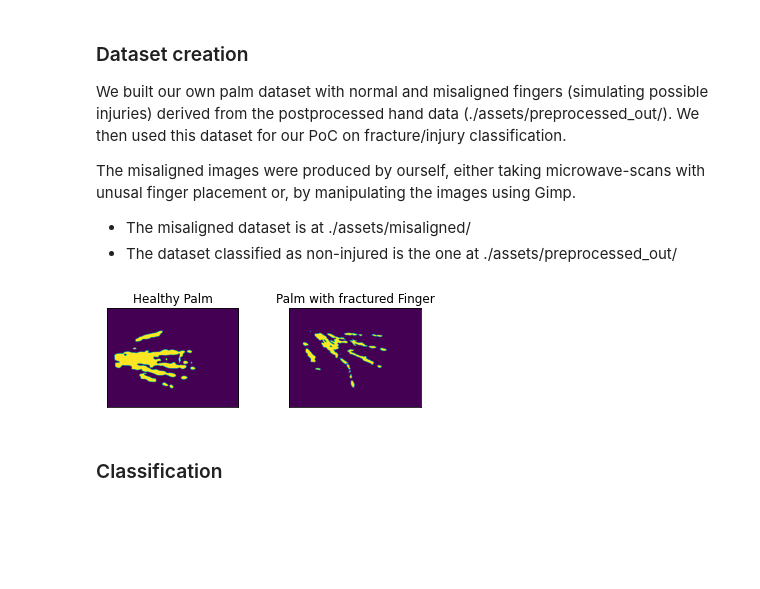
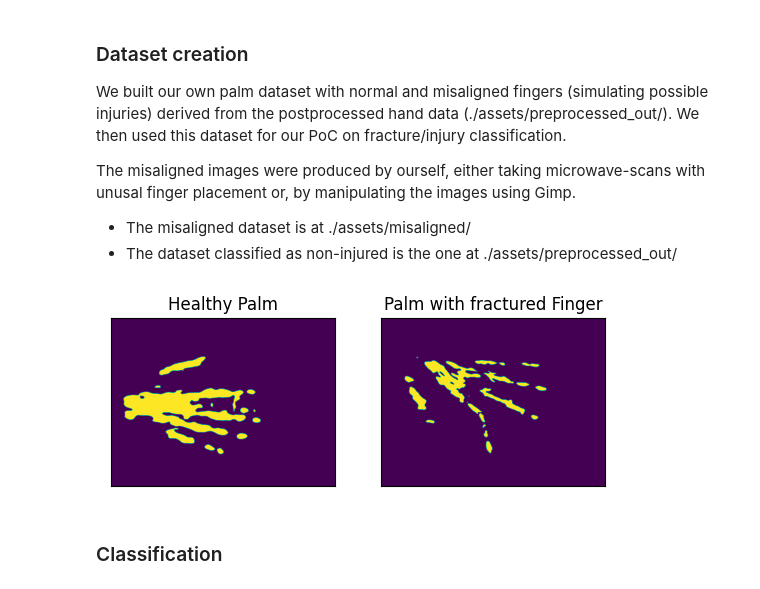
Before and after one commit to RobinFrasch/skeleton-hackaTUM, a Jupyter notebook: main.ipynb, the cells around one changed output. Cells and saved outputs as stored; diff of their text form; code cells hidden in the pictures; blank space fills up the shorter version.

```diff
--- a/main.ipynb
+++ b/main.ipynb
@@ -78,21 +25,10 @@ The misaligned images were produced by ourself, either taking microwave-scans wi
 
 * The misaligned dataset is at ./assets/misaligned/
 * The dataset classified as non-injured is the one at ./assets/preprocessed_out/
-# %%
-file_path_misaligned = "./assets/misaligned"
-file_path_healthy = "./assets/preprocessed_out"
-
-file_misaligned = os.path.join(file_path_misaligned, 'postprocessed_hand_130.jpg')
-file_healthy = os.path.join(file_path_healthy, 'postprocessed_hand_112.jpg')
-
-img_misaligned = Image.open(file_misaligned)
-img_healthy = Image.open(file_healthy)
-
-plt.subplot(221),plt.imshow(img_healthy),plt.title('Healthy Palm'),plt.xticks([]), plt.yticks([])
-plt.subplot(222),plt.imshow(img_misaligned),plt.title('Palm with fractured Finger'),plt.xticks([]), plt.yticks([])
-plt.show()
-# %% [output]
-[figure, removed]
+# %%
+img_misaligned, img_healthy = live_demo.dataset_creation()
+# %% [output]
+[figure, added]
 # %% [markdown]
 ### Classification
 # %% [markdown]
```
Also changed, not shown: parts of 29 cells of this notebook, 2 other files.
